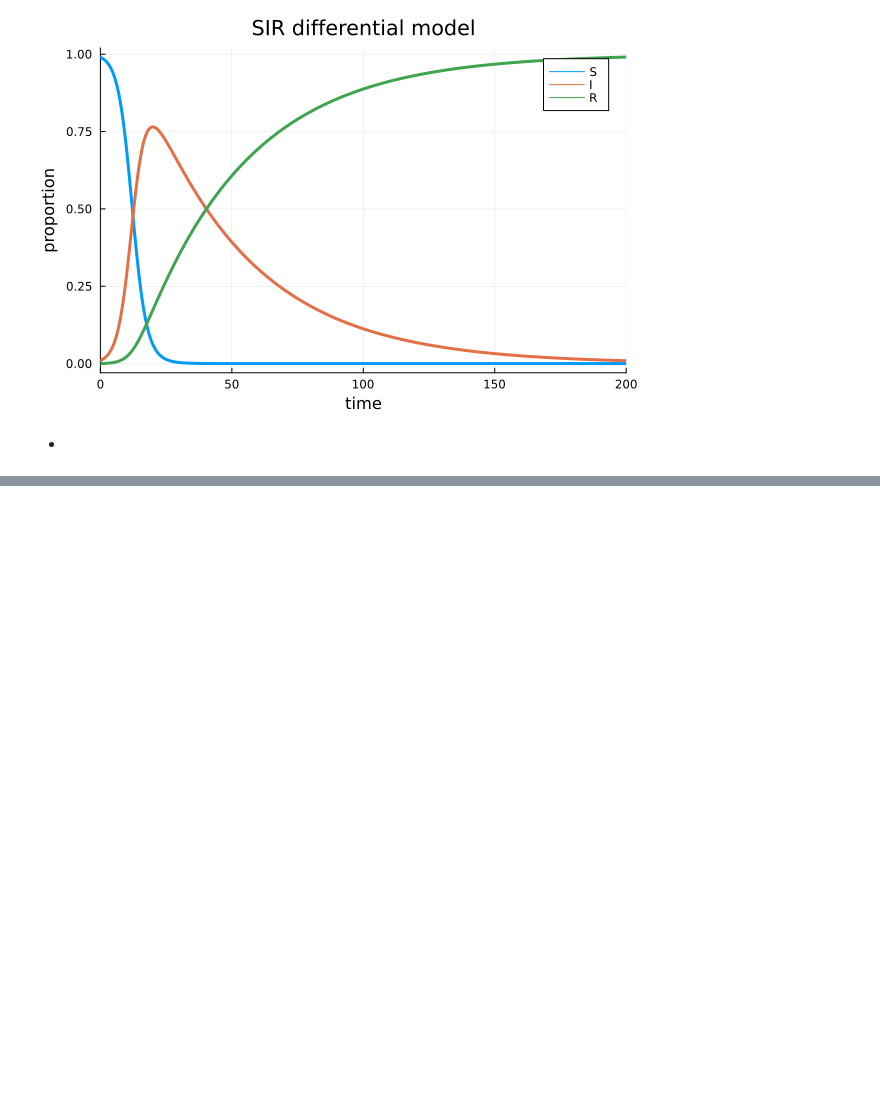
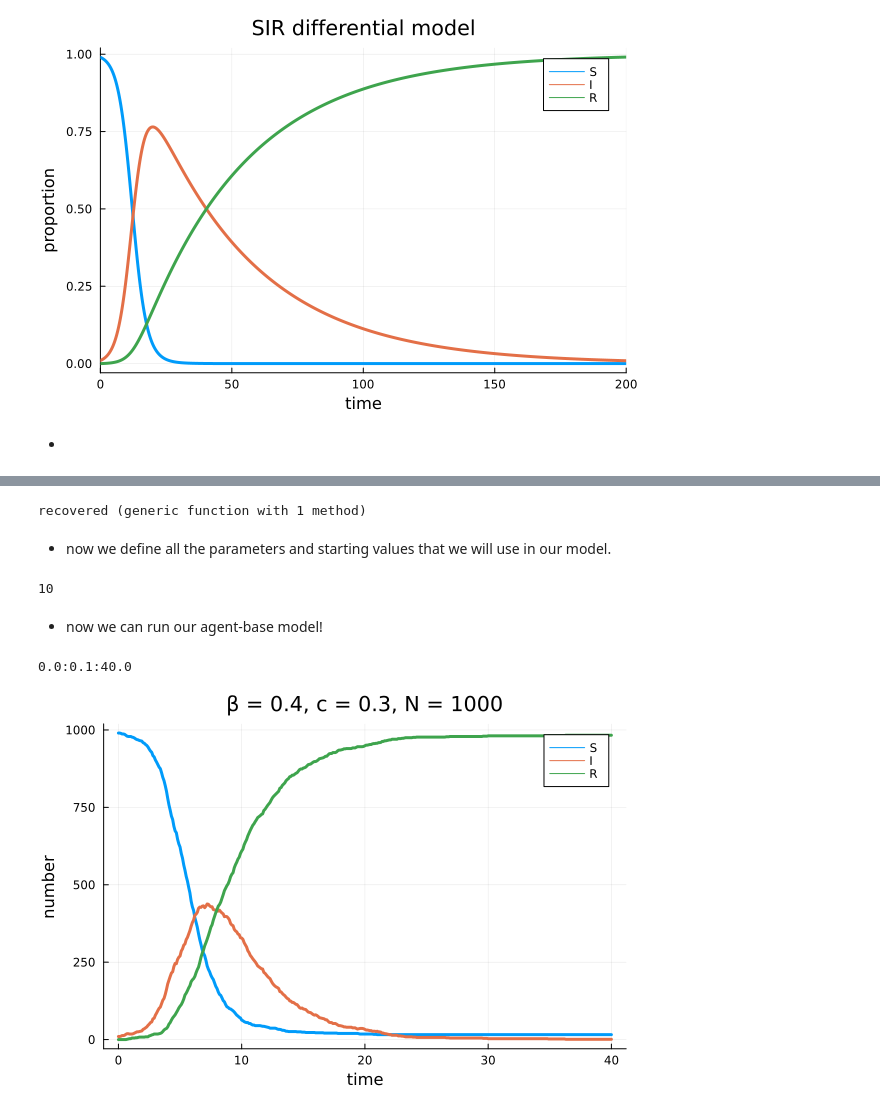
Before and after one commit to jakeybob/abm-dsap, a Jupyter notebook: code/01-basic-SIR/01-basic-SIR.ipynb, the cells around one changed output, grey strips where cells are left out. Drawn from its saved outputs; the diff is of its cells as text; code cells hidden in the pictures; blank space fills up the shorter version.

```diff
--- a/code/01-basic-SIR/01-basic-SIR.ipynb
+++ b/code/01-basic-SIR/01-basic-SIR.ipynb
@@ -114,0 +162,7 @@ end
+# %%
+function recover!(agent, model)
+    agent.status != :I && return
+    if rand() ≤ model.properties[:γ]
+            agent.status = :R
+    end
+end
@@ -114,0 +173,44 @@ end
+# %%
+function agent_step!(agent, model)
+    transmit!(agent, model, N)
+    recover!(agent, model)
+end
+
+susceptible(x) = count(i == :S for i in x)
+infected(x) = count(i == :I for i in x)
+recovered(x) = count(i == :R for i in x)
+# %% [output]
+recovered (generic function with 1 method)
+# %% [markdown]
+* now we define all the parameters and starting values that we will use in our model.
+# %%
+Random.seed!(1234)
+Δt = 0.1 # time step width
+nsteps = 400
+tf = nsteps * Δt # time at end of simulation
+t = 0:Δt:tf # vector of time points
+
+γ = 0.025 # prob of recovery for each time step (if infected)
+β = 0.4 # prob of a contact causing infection
+c = 0.3 # poissonian expectation value of number of contacts in time step
+
+N = 1000 # total agents
+I0 = 10 # initial infected
+# %% [output]
+10
+# %% [markdown]
+* now we can run our agent-base model!
+# %%
+abm_model = init_model(β, c, γ, N, I0) # initiate model
+to_collect = [(:status, f) for f in (susceptible, infected, recovered)] # data to collect (counts of S, I, R)
+abm_data, _ = run!(abm_model, agent_step!, nsteps; adata = to_collect) # run model and collect data; returned as abm_data
+abm_data[!, :t] = t # insert the time vector
+# %% [output]
+0.0:0.1:40.0
+# %%
+title = "β = " * string(β) * ", c = " * string(c) * ", N = " * string(N)
+p = plot(t, abm_data[:, 2], label="S", xlab="time", ylabel="number", title = title, lw=3)
+p = plot!(t,abm_data[:, 3], label="I", lw = 3)
+p = plot!(t,abm_data[:, 4], label="R", lw = 3)
+# %% [output]
+[figure, added]
```
Also changed, not shown: parts of 14 cells of this notebook.
